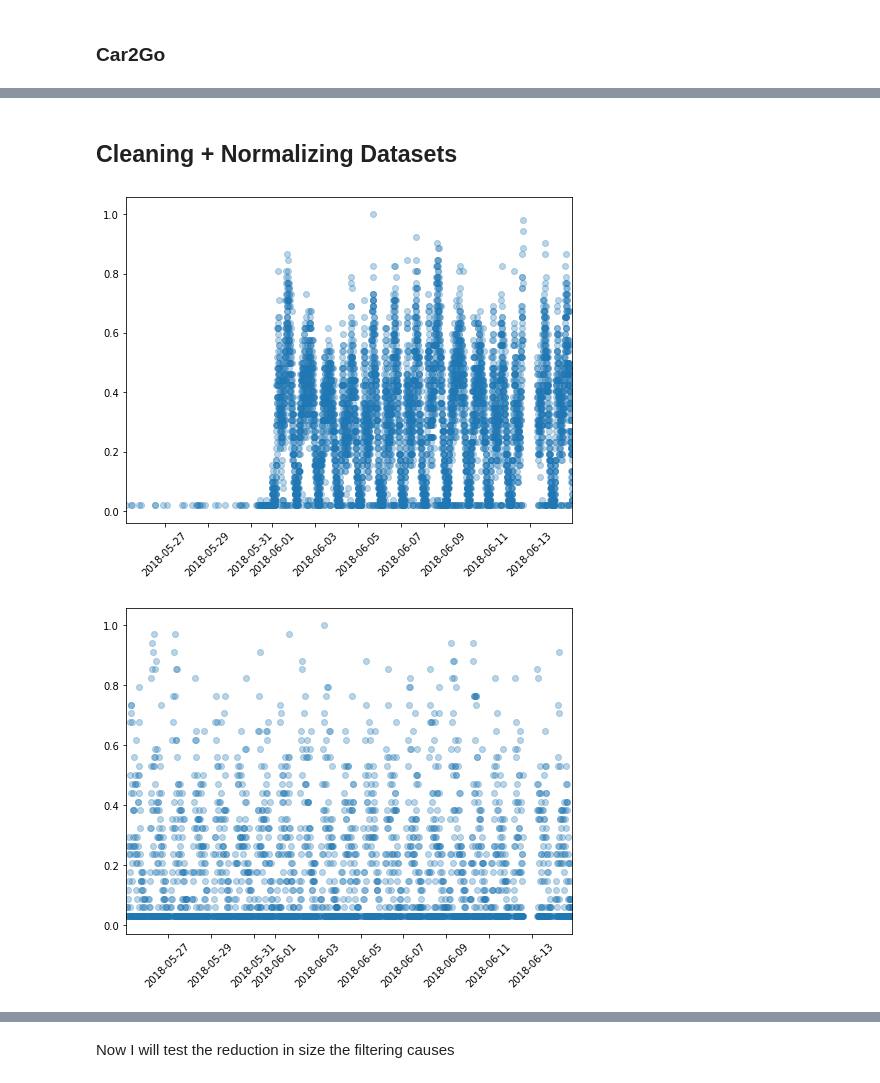
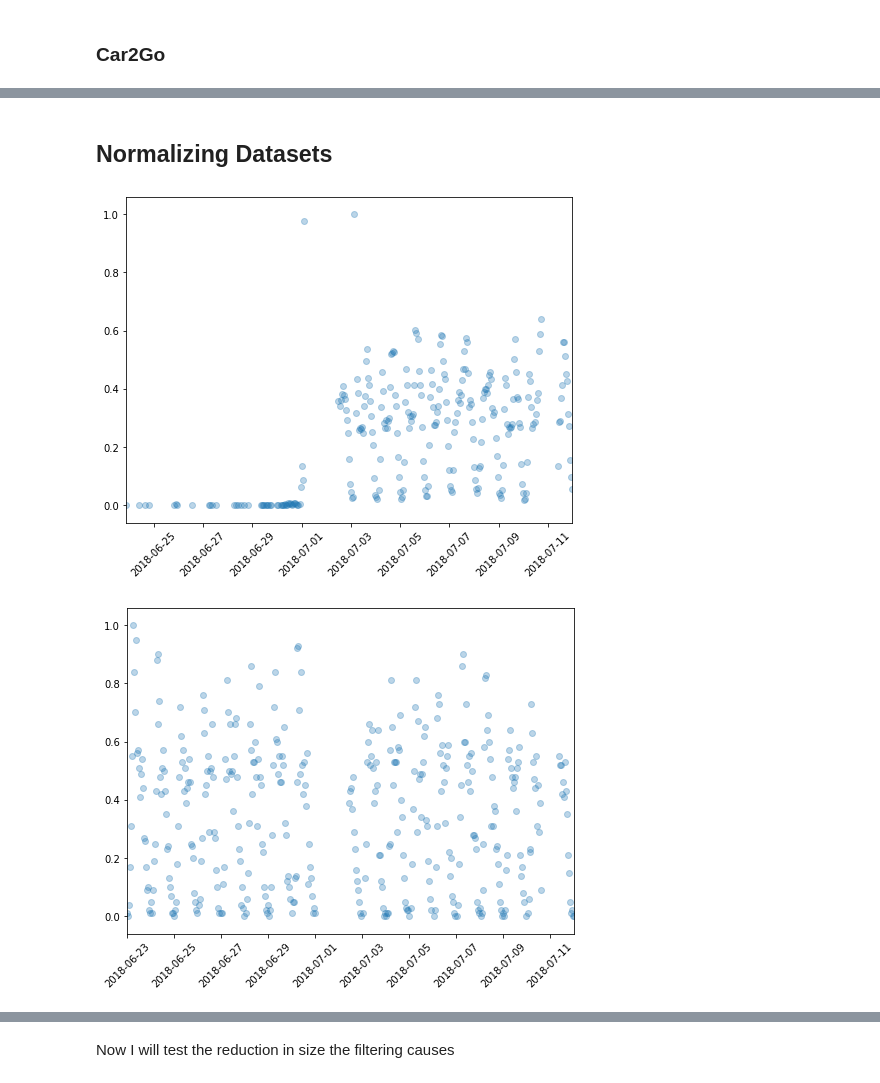
Before and after one commit to netlabufjf/timeseries-forecast, a Jupyter notebook: prophetAnalysis.ipynb, the cells around one changed output, grey strips where cells are left out. Saved outputs shown, nothing was run; the diff lists cells and outputs as text; code cells hidden in the pictures.

```diff
--- a/prophetAnalysis.ipynb
+++ b/prophetAnalysis.ipynb
@@ -57,17 +24,21 @@ c2g_data.final_time = c2g_data.final_time.apply(lambda x: datetime.fromtimestamp
+# %%
+#cleaning process
+evo_data.index = pd.to_datetime(evo_data.index)
+modo_data.index = pd.to_datetime(modo_data.index)
+c2g_data.index = pd.to_datetime(c2g_data.index)
 # %%
-init_period = '05-25'
-end_period = '06-15'
+init_period = '06-23'
+end_period = '07-12'
 
-evo_data = evo_data[(evo_data.Start_time >= '2018-'+init_period) & (evo_data.End_time <= '2018-'+end_period)]
-modo_data = modo_data[(modo_data.start >= '2018-'+init_period) & (modo_data.end <= '2018-'+end_period)]
-c2g_data = c2g_data[(c2g_data.init_time >= '2017-'+init_period) & (c2g_data.final_time <= '2017-'+end_period)]
+evo_data = evo_data[(evo_data.index >= '2018-'+init_period) & (evo_data.index <= '2018-'+end_period)]
+modo_data = modo_data[(modo_data.index >= '2018-'+init_period) & (modo_data.index <= '2018-'+end_period)]
+c2g_data = c2g_data[(c2g_data.index >= '2017-'+init_period) & (c2g_data.index <= '2017-'+end_period)]
 # %%
-def to_prophet_data(time_list):
+def to_prophet_data(data):
     """
         Convert a time series list to the prophet data structure
     """
-    values = time_list.value_counts(sort=False)
-    prophet_data = pd.DataFrame(list(zip(values.index, values)), columns=['ds','y'])
+    prophet_data = pd.DataFrame(list(zip(data.index, data.travels)), columns=['ds','y'])
     prophet_data.sort_values(by='ds',inplace=True)
     prophet_data.reset_index(inplace=True, drop=True)
 
@@ -75,6 +46,6 @@ def to_prophet_data(time_list):
 # %%
 #prophet data structure
 
-evo_prophet = to_prophet_data(evo_data.Start_time)
-modo_prophet = to_prophet_data(modo_data.start)
-c2g_prophet = to_prophet_data(c2g_data.init_time)
+evo_prophet = to_prophet_data(evo_data)
+modo_prophet = to_prophet_data(modo_data)
+c2g_prophet = to_prophet_data(c2g_data)
@@ -120,23 +82,29 @@ plot_time_points(c2g_prophet)
 # %% [markdown]
-## Cleaning + Normalizing Datasets
+## Normalizing Datasets
 # %%
 evo_z_scores = stats.zscore(evo_prophet.y)
 abs_evo_z_scores = np.abs(evo_z_scores)
 filtered_evo_entries = (abs_evo_z_scores < 4)
 evo_filtered_prophet = evo_prophet[filtered_evo_entries]
-evo_filtered_prophet.y /= evo_filtered_prophet.y.max()
+v_min = evo_filtered_prophet.y.min()
+v_max = evo_filtered_prophet.y.max()
+evo_filtered_prophet.y -= v_min
+evo_filtered_prophet.y /= (v_max - v_min)
 plot_time_points(evo_filtered_prophet)
 # %% [output]
-[figure, old version]
+[figure, new version]
 # %%
 modo_z_scores = stats.zscore(modo_prophet.y)
 abs_modo_z_scores = np.abs(modo_z_scores)
 filtered_modo_entries = (abs_modo_z_scores < 4)
 modo_filtered_prophet = modo_prophet[filtered_modo_entries]
-modo_filtered_prophet.y /= modo_filtered_prophet.y.max()
+v_min = modo_filtered_prophet.y.min()
+v_max = modo_filtered_prophet.y.max()
+modo_filtered_prophet.y -= v_min
+modo_filtered_prophet.y /= (v_max - v_min)
 plot_time_points(modo_filtered_prophet)
 # %% [output]
-[figure, old version]
+[figure, new version]
 # %%
 c2g_z_scores = stats.zscore(c2g_prophet.y)
 abs_c2g_z_scores = np.abs(c2g_z_scores)
```
Also changed, not shown: parts of 43 cells of this notebook, 41 other files.
